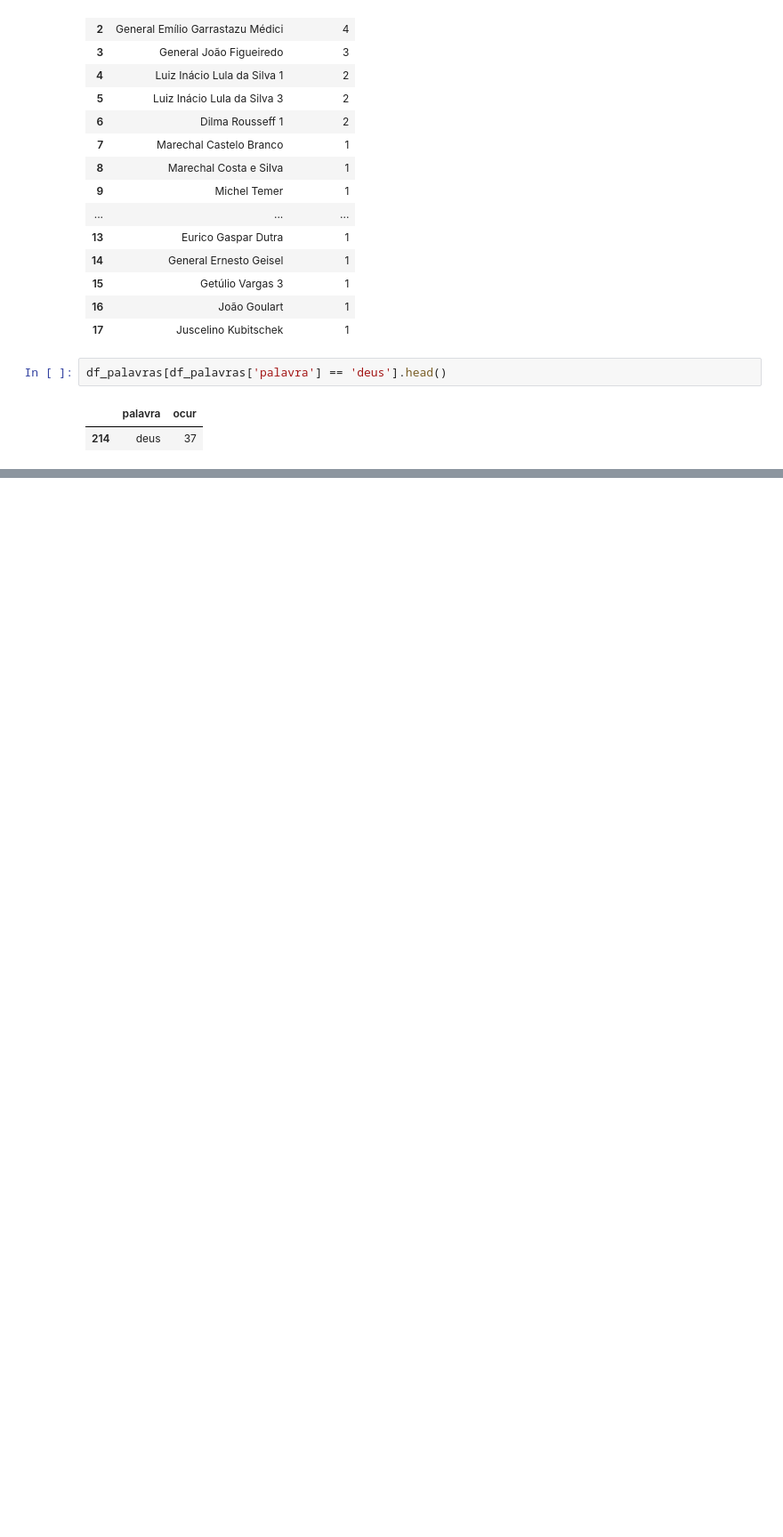
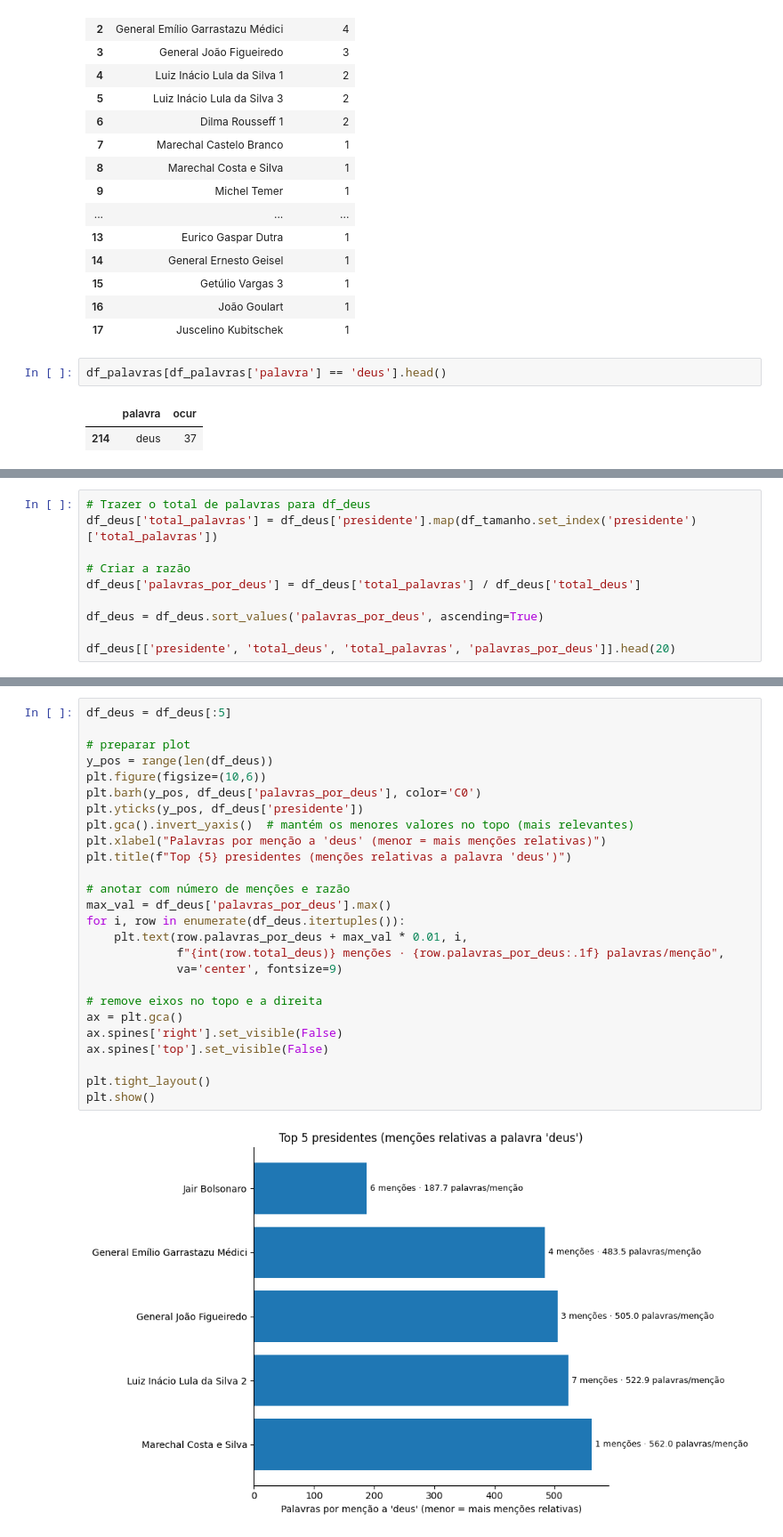
Before and after one commit to PhysicTeacherCode/Brazil-President-s-Speeches-Analysis, a Jupyter notebook: notebooks/01-exploratory.ipynb, the cells around one changed output, grey strips where cells are left out. Shown at 89% size. Drawn from its saved outputs; the diff is of its cells as text; blank space fills up the shorter version.

```diff
--- a/notebooks/01-exploratory.ipynb
+++ b/notebooks/01-exploratory.ipynb
@@ -270,0 +274,10 @@ Considerando que tiveram 39 pessoas diferentes que ocuparam o cargo de president
+# %%
+# Trazer o total de palavras para df_deus
+df_deus['total_palavras'] = df_deus['presidente'].map(df_tamanho.set_index('presidente')['total_palavras'])
+
+# Criar a razão
+df_deus['palavras_por_deus'] = df_deus['total_palavras'] / df_deus['total_deus']
+
+df_deus = df_deus.sort_values('palavras_por_deus', ascending=True)
+
+df_deus[['presidente', 'total_deus', 'total_palavras', 'palavras_por_deus']].head(20)
@@ -270,0 +302,28 @@ Considerando que tiveram 39 pessoas diferentes que ocuparam o cargo de president
+# %%
+df_deus = df_deus[:5]
+
+# preparar plot
+y_pos = range(len(df_deus))
+plt.figure(figsize=(10,6))
+plt.barh(y_pos, df_deus['palavras_por_deus'], color='C0')
+plt.yticks(y_pos, df_deus['presidente'])
+plt.gca().invert_yaxis()  # mantém os menores valores no topo (mais relevantes)
+plt.xlabel("Palavras por menção a 'deus' (menor = mais menções relativas)")
+plt.title(f"Top {5} presidentes (menções relativas a palavra 'deus')")
+
+# anotar com número de menções e razão
+max_val = df_deus['palavras_por_deus'].max()
+for i, row in enumerate(df_deus.itertuples()):
+    plt.text(row.palavras_por_deus + max_val * 0.01, i,
+             f"{int(row.total_deus)} menções · {row.palavras_por_deus:.1f} palavras/menção",
+             va='center', fontsize=9)
+
+# remove eixos no topo e a direita
+ax = plt.gca()
+ax.spines['right'].set_visible(False)
+ax.spines['top'].set_visible(False)
+
+plt.tight_layout()
+plt.show()
+# %% [output]
+[figure, added]
```
Also changed, not shown: parts of 3 cells of this notebook.
